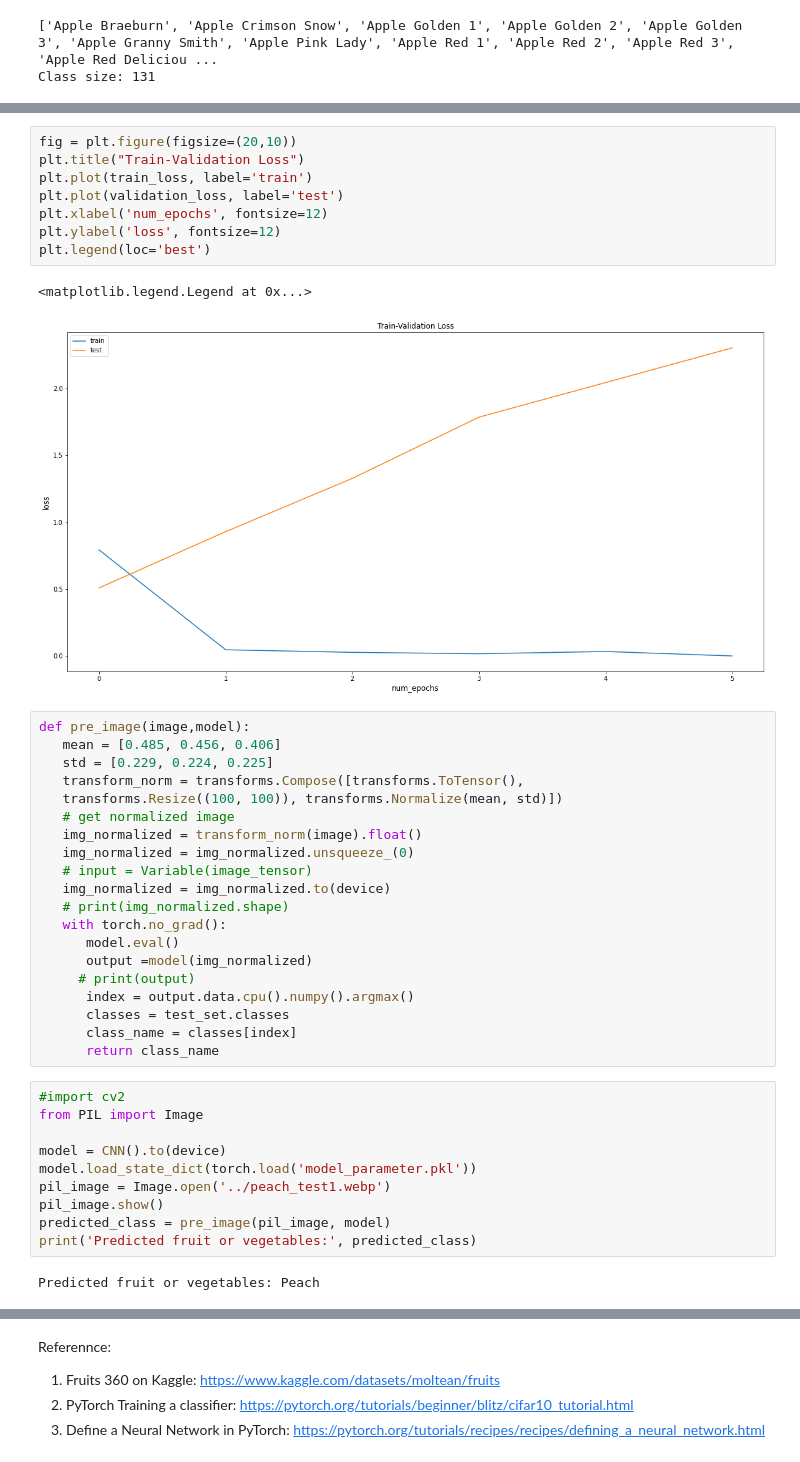
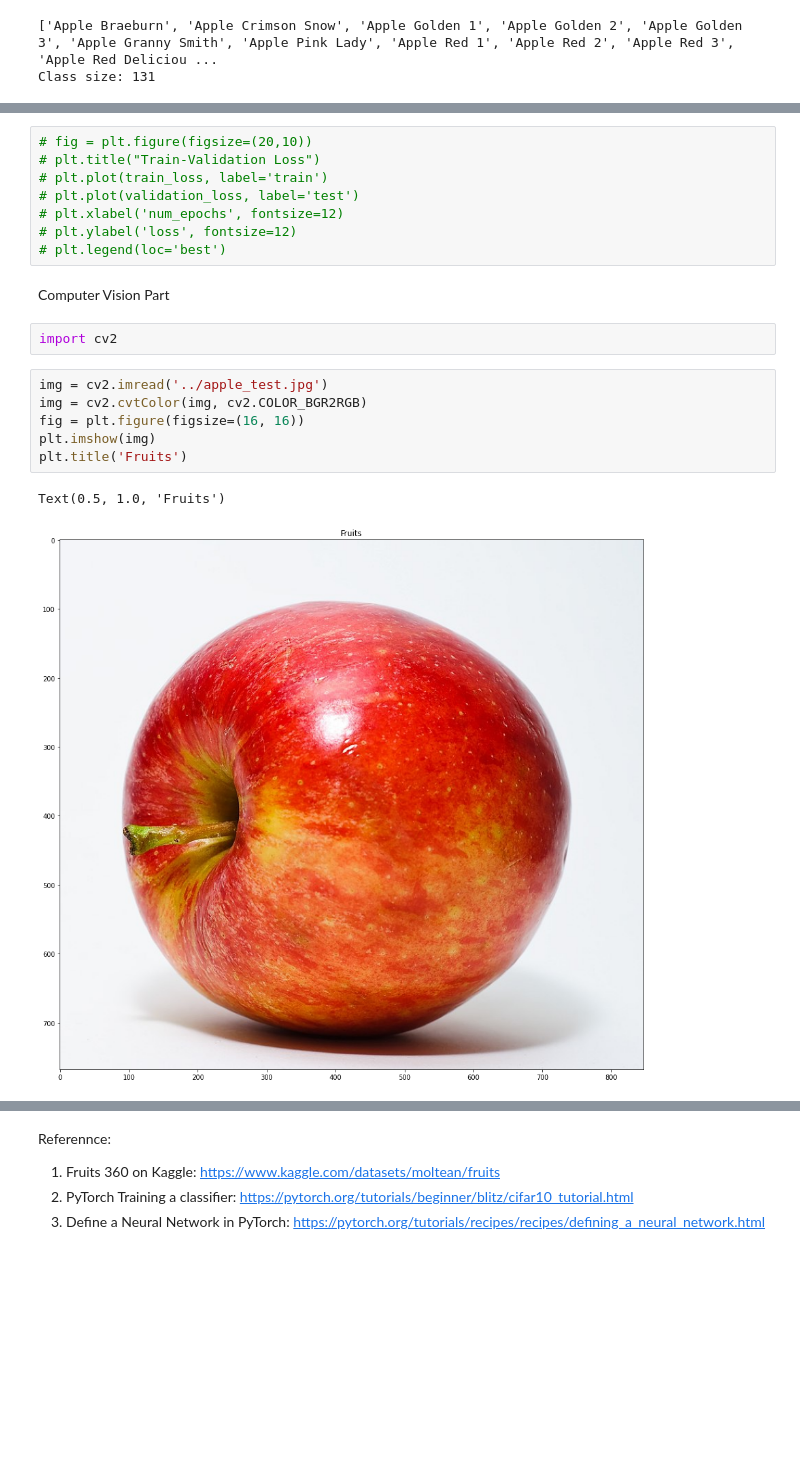
Before and after one commit to JODGEW/Fruit-Classification, a Jupyter notebook: classification.ipynb, the cells around one changed output, grey strips where cells are left out. Saved outputs shown, nothing was run; the diff lists cells and outputs as text; blank space fills up the shorter version.

```diff
--- a/classification.ipynb
+++ b/classification.ipynb
@@ -249,43 +559,21 @@ plt.legend(loc='best')
 # %%
-fig = plt.figure(figsize=(20,10))
-plt.title("Train-Validation Loss")
-plt.plot(train_loss, label='train')
-plt.plot(validation_loss, label='test')
-plt.xlabel('num_epochs', fontsize=12)
-plt.ylabel('loss', fontsize=12)
-plt.legend(loc='best')
+# fig = plt.figure(figsize=(20,10))
+# plt.title("Train-Validation Loss")
+# plt.plot(train_loss, label='train')
+# plt.plot(validation_loss, label='test')
+# plt.xlabel('num_epochs', fontsize=12)
+# plt.ylabel('loss', fontsize=12)
+# plt.legend(loc='best')
-# %% [output]
-<matplotlib.legend.Legend at 0x...>
-[figure, removed]
-# %%
-def pre_image(image,model):
-   mean = [0.485, 0.456, 0.406]
-   std = [0.229, 0.224, 0.225]
-   transform_norm = transforms.Compose([transforms.ToTensor(),
-   transforms.Resize((100, 100)), transforms.Normalize(mean, std)])
-   # get normalized image
-   img_normalized = transform_norm(image).float()
-   img_normalized = img_normalized.unsqueeze_(0)
-   # input = Variable(image_tensor)
-   img_normalized = img_normalized.to(device)
-   # print(img_normalized.shape)
-   with torch.no_grad():
-      model.eval()
-      output =model(img_normalized)
-     # print(output)
-      index = output.data.cpu().numpy().argmax()
-      classes = test_set.classes
-      class_name = classes[index]
-      return class_name
-# %%
-#import cv2
-from PIL import Image
-
-model = CNN().to(device)
-model.load_state_dict(torch.load('model_parameter.pkl'))
-pil_image = Image.open('../peach_test1.webp')
-pil_image.show()
-predicted_class = pre_image(pil_image, model)
-print('Predicted fruit or vegetables:', predicted_class)
-# %% [output]
-Predicted fruit or vegetables: Peach
+# %% [markdown]
+Computer Vision Part
+# %%
+import cv2
+# %%
+img = cv2.imread('../apple_test.jpg')
+img = cv2.cvtColor(img, cv2.COLOR_BGR2RGB)
+fig = plt.figure(figsize=(16, 16))
+plt.imshow(img)
+plt.title('Fruits')
+# %% [output]
+Text(0.5, 1.0, 'Fruits')
+[figure, added]
```
Also changed, not shown: parts of 30 cells of this notebook, 2 other files.
